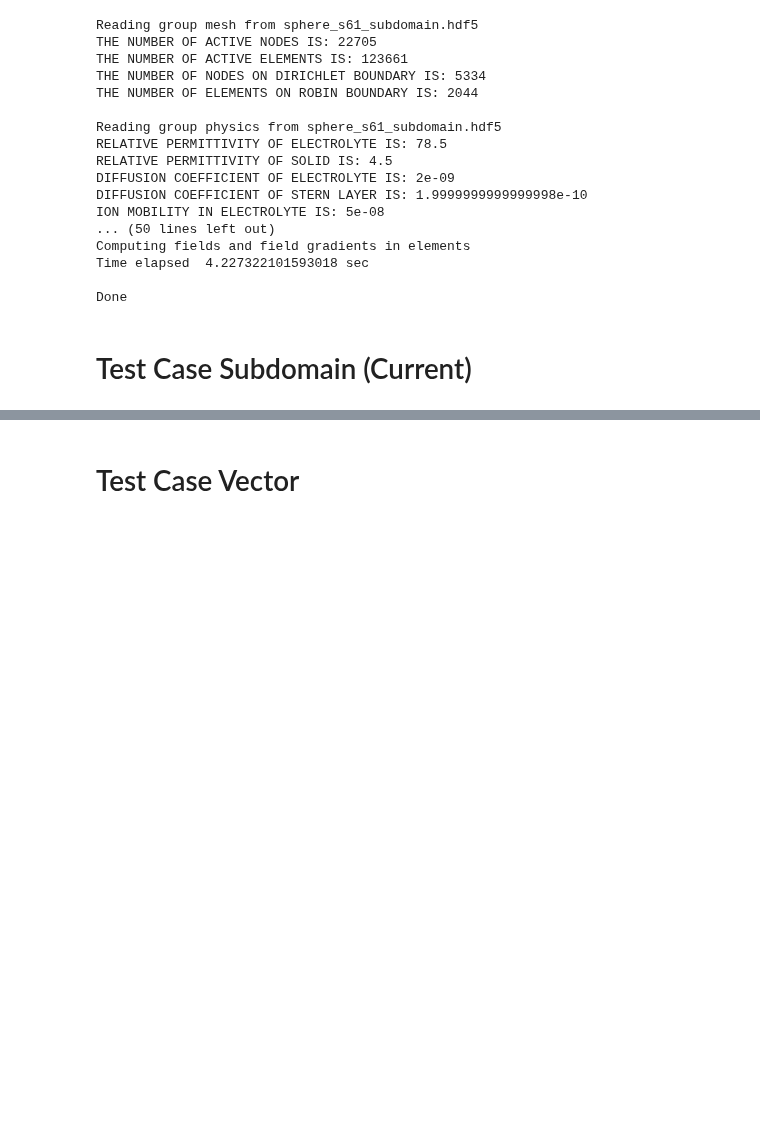
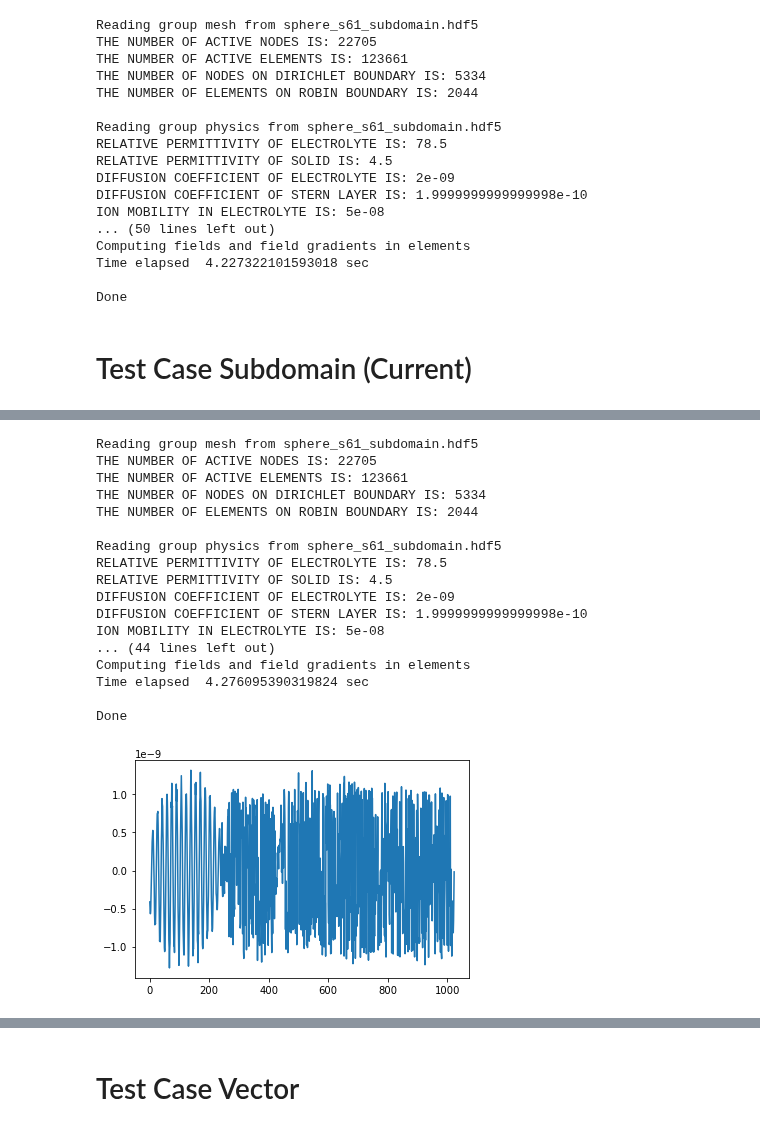
Before and after one commit to yuccadrew/sip, a Jupyter notebook: test_sphere_s61.ipynb, the cells around one changed output, grey strips where cells are left out. Cells and saved outputs as stored; diff of their text form; code cells hidden in the pictures; blank space fills up the shorter version.

```diff
--- a/test_sphere_s61.ipynb
+++ b/test_sphere_s61.ipynb
@@ -1394,0 +1517,80 @@ Done
+# %%
+%matplotlib inline
+import matplotlib.pyplot as plt
+
+if __name__=='__main__':
+    #user input
+    meshfile='sphere_s61_subdomain.hdf5'
+    physfile='sphere_s61_subdomain.hdf5'
+    srvfile='sphere_complex.srv'
+    dist_factor=1e9
+    case=1
+
+    #setup mesh and material properties
+    mesh=import_mesh(meshfile)
+    physics=import_physics(physfile)
+    ansol=ansol_sphere(mesh['midpoints'],a=5e-9,rel_perm=78.5,temp_K=298,
+                       cinf=100,zval=1,zeta=0.01,gradflag=1)
+
+    materials2d=set_materials2d(mesh,physics,u=0,freq=0.1,case=case)
+    materials3d=set_materials3d(mesh,physics,u=0,freq=0.1,case=case)
+    mesh_scale=scale_mesh(mesh,dist_factor)
+    materials2d_scale=scale_materials(materials2d,dist_factor)
+    materials3d_scale=scale_materials(materials3d,dist_factor)
+    nnode=len(mesh['nodes'])
+    K=csr_matrix((nnode,nnode))
+    b=np.zeros(nnode,dtype=complex)
+    K,b=assemble_Ke2d(mesh_scale,materials2d_scale,K,b,offset=(0,0),nrep=1)
+    K,b=set_inactive_nodes2d(mesh_scale,materials2d_scale,K,b,offset=(0,0),nrep=1)
+
+#     K,b=test_case(mesh_scale,materials2d_scale,materials3d_scale,case=case)
+#     mesh_scale,materials3d_scale=scale_distance(mesh,materials3d,dist_factor)
+#     mesh_subset,materials3d_subset=set_subdomains(mesh_scale,materials3d_scale)
+#     K,b=test_case(mesh_subset,[],materials3d_subset,case=case)
+
+    #initialize unknows
+    nodes=mesh['nodes']
+    elements=mesh['elements']
+    faces=mesh['faces']
+
+    in_active_zones=mesh['in_active_zones']
+    in_stern=mesh['in_stern']
+    nind_in=np.unique(elements[in_active_zones,:].flatten(order='C'))
+    nind_stern=np.unique(faces[in_stern,:].flatten(order='C'))
+
+    #unod=solve_unod(K/perm0,b/perm0)
+    nnode=len(nodes)
+    nrep=int(len(b)/len(nodes))
+    unod=np.reshape(solve_unod(K,b),(nnode,nrep))
+#     nnode=len(nodes)
+#     nrep=int(len(b)/len(nind_in))
+#     unod=np.zeros((nnode,nrep),dtype=complex)
+#     unod[nind_in,:]=np.reshape(solve_unod(K,b),(len(nind_in),nrep))
+
+    output=output_unod(nodes,unod[:,0],srvfile)
+    u2d=grad2d(nodes,faces,unod[:,0])
+    u3d=grad3d(nodes,elements,unod[:,0])
+    np.save('sphere_s61',unod)
+    print('Done')
+
+    fig,ax=plt.subplots()
+    ax.plot(np.real(unod[nind_stern]))
+# %% [output]
+Reading group mesh from sphere_s61_subdomain.hdf5
+THE NUMBER OF ACTIVE NODES IS: 22705
+THE NUMBER OF ACTIVE ELEMENTS IS: 123661
+THE NUMBER OF NODES ON DIRICHLET BOUNDARY IS: 5334
+THE NUMBER OF ELEMENTS ON ROBIN BOUNDARY IS: 2044
+
+Reading group physics from sphere_s61_subdomain.hdf5
+RELATIVE PERMITTIVITY OF ELECTROLYTE IS: 78.5
+RELATIVE PERMITTIVITY OF SOLID IS: 4.5
+DIFFUSION COEFFICIENT OF ELECTROLYTE IS: 2e-09
+DIFFUSION COEFFICIENT OF STERN LAYER IS: 1.9999999999999998e-10
+ION MOBILITY IN ELECTROLYTE IS: 5e-08
+... (44 lines left out)
+Computing fields and field gradients in elements
+Time elapsed  4.276095390319824 sec
+
+Done
+[figure, added]
```
Also changed, not shown: parts of 14 cells of this notebook.
